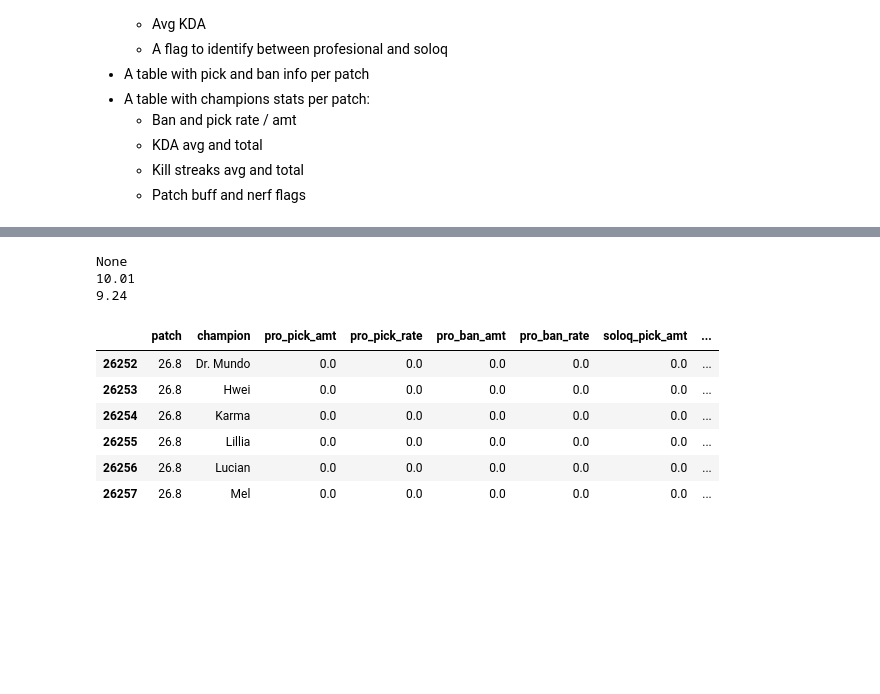
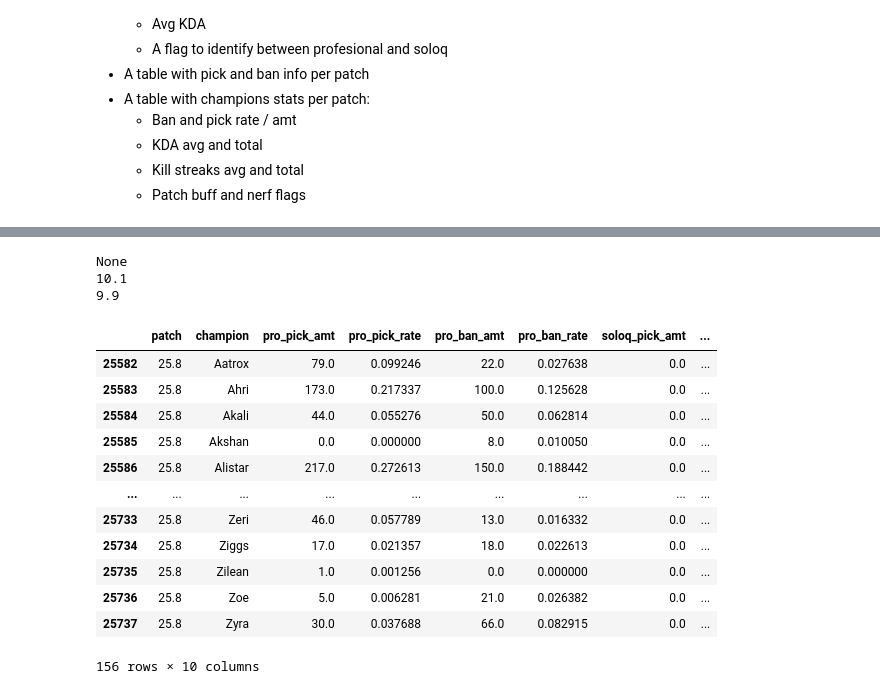
Before and after one commit to Feragon42/rift_oracle, a Jupyter notebook: test_notebook.ipynb, the cells around one changed output, grey strips where cells are left out. Saved outputs shown, nothing was run; the diff lists cells and outputs as text; code cells hidden in the pictures; blank space fills up the shorter version.

Commit message:
Fixed problem with Patch naming convention. It was different for every source.

```diff
--- a/test_notebook.ipynb
+++ b/test_notebook.ipynb
@@ -774,28 +827,34 @@ Length: 144, dtype: str
 # %%
 from transformations.champions import build_ban_list_gold
 from transformations.utils import CHAMPIONS_PICK_STATS_FILE, PRO_MATCHES_SUMMARY_FILE, SILVER_DATASETS_DIR
 import pandas as pd
 
 x = build_ban_list_gold()
 print(x)
 
 df = pd.read_parquet(CHAMPIONS_PICK_STATS_FILE)
 #df.head(20)
 print(df['patch'].min())
 print(df['patch'].max())
 
-df.loc[df['patch'] == '26.8']
+df.loc[df['patch'] == '25.8']
 #df.loc[df['champion'] == "K'Sante"]
 # %% [output]
 None
-10.01
-9.24
+10.1
+9.9
 |  | patch | champion | pro_pick_amt | pro_pick_rate | pro_ban_amt | pro_ban_rate | soloq_pick_amt | ... |
-| 26252 | 26.8 | Dr. Mundo | 0.0 | 0.0 | 0.0 | 0.0 | 0.0 | ... |
-| 26253 | 26.8 | Hwei | 0.0 | 0.0 | 0.0 | 0.0 | 0.0 | ... |
-| 26254 | 26.8 | Karma | 0.0 | 0.0 | 0.0 | 0.0 | 0.0 | ... |
-| 26255 | 26.8 | Lillia | 0.0 | 0.0 | 0.0 | 0.0 | 0.0 | ... |
-| 26256 | 26.8 | Lucian | 0.0 | 0.0 | 0.0 | 0.0 | 0.0 | ... |
-| 26257 | 26.8 | Mel | 0.0 | 0.0 | 0.0 | 0.0 | 0.0 | ... |
+| 25582 | 25.8 | Aatrox | 79.0 | 0.099246 | 22.0 | 0.027638 | 0.0 | ... |
+| 25583 | 25.8 | Ahri | 173.0 | 0.217337 | 100.0 | 0.125628 | 0.0 | ... |
+| 25584 | 25.8 | Akali | 44.0 | 0.055276 | 50.0 | 0.062814 | 0.0 | ... |
+| 25585 | 25.8 | Akshan | 0.0 | 0.000000 | 8.0 | 0.010050 | 0.0 | ... |
+| 25586 | 25.8 | Alistar | 217.0 | 0.272613 | 150.0 | 0.188442 | 0.0 | ... |
+| ... | ... | ... | ... | ... | ... | ... | ... | ... |
+| 25733 | 25.8 | Zeri | 46.0 | 0.057789 | 13.0 | 0.016332 | 0.0 | ... |
+| 25734 | 25.8 | Ziggs | 17.0 | 0.021357 | 18.0 | 0.022613 | 0.0 | ... |
+| 25735 | 25.8 | Zilean | 1.0 | 0.001256 | 0.0 | 0.000000 | 0.0 | ... |
+| 25736 | 25.8 | Zoe | 5.0 | 0.006281 | 21.0 | 0.026382 | 0.0 | ... |
+| 25737 | 25.8 | Zyra | 30.0 | 0.037688 | 66.0 | 0.082915 | 0.0 | ... |
+156 rows × 10 columns
 # %%
 df=pd.read_parquet(PRO_MATCHES_SUMMARY_FILE)
```
Also changed, not shown: parts of 8 cells of this notebook, 3 other files.
